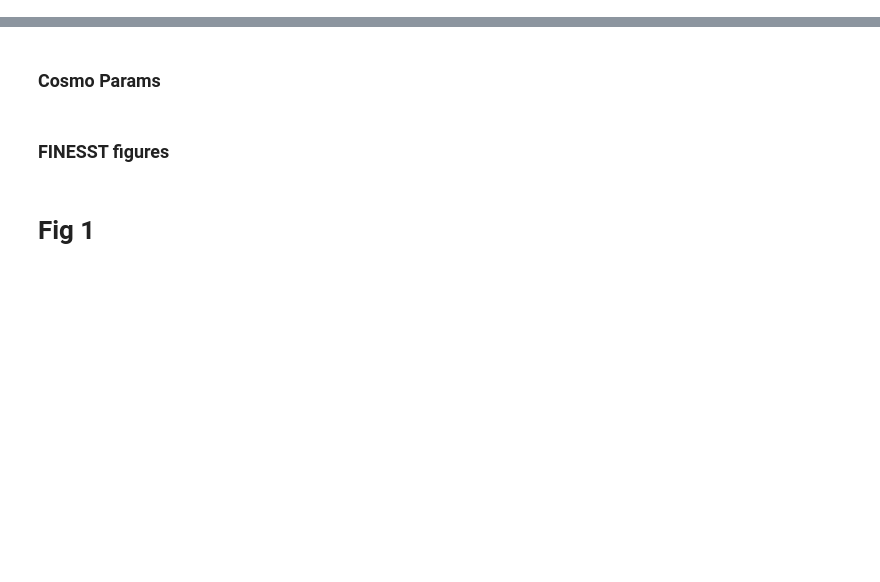
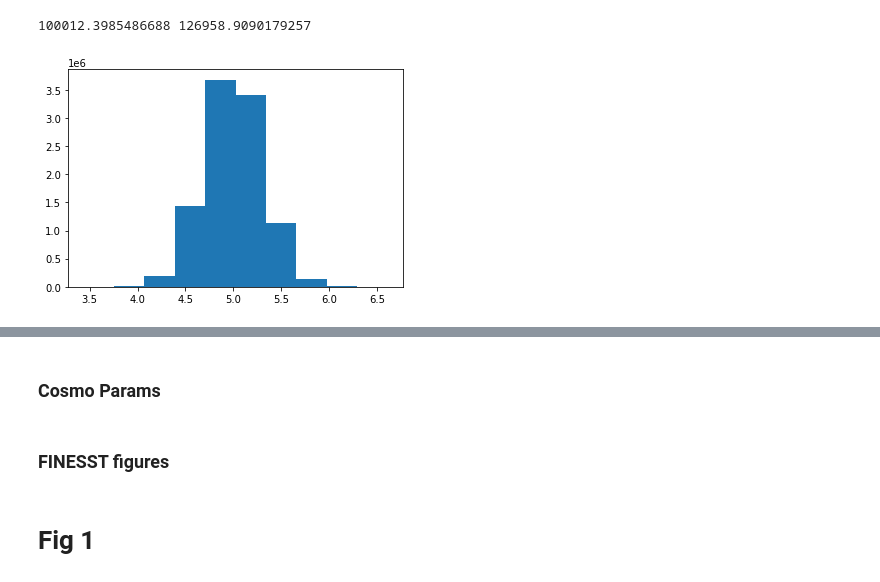
Before and after one commit to mscoggs/dcbh_relation_lifetime, a Jupyter notebook: analyze_trees.ipynb, the cells around one changed output, grey strips where cells are left out. Cells and saved outputs as stored; diff of their text form; code cells hidden in the pictures; blank space fills up the shorter version.

```diff
--- a/analyze_trees.ipynb
+++ b/analyze_trees.ipynb
@@ -36,3 +87,11 @@ r = np.random.normal(size=100000,scale=0.3)+2
+# %%
+r = np.random.normal(size=10000000,scale=0.3)+5
+plt.hist(r)
+np.mean(r)
+print(10**np.mean(r),np.mean(np.power(10, r)))
+# %% [output]
+100012.3985486688 126958.9090179257
+[figure, added]
 # %%
 mean = np.mean(np.power(10,r))
 print(np.log10(mean))
```
Also changed, not shown: parts of 8 cells of this notebook.
